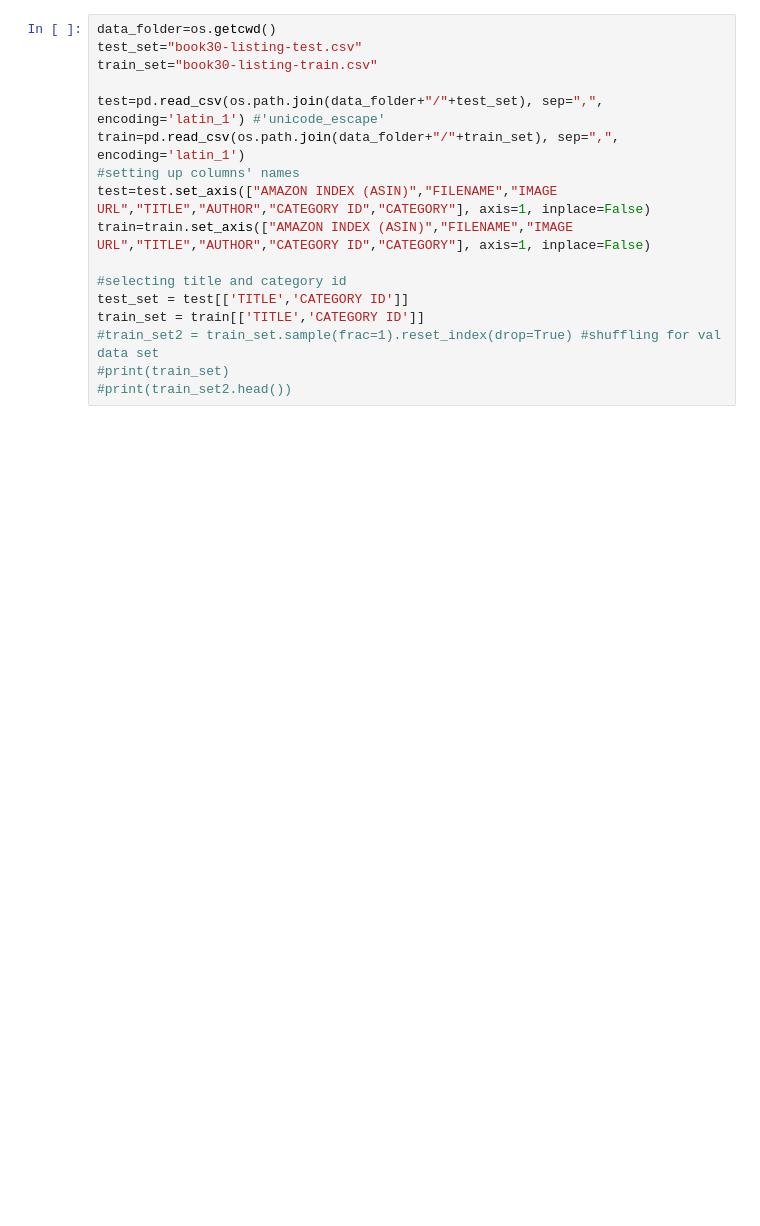
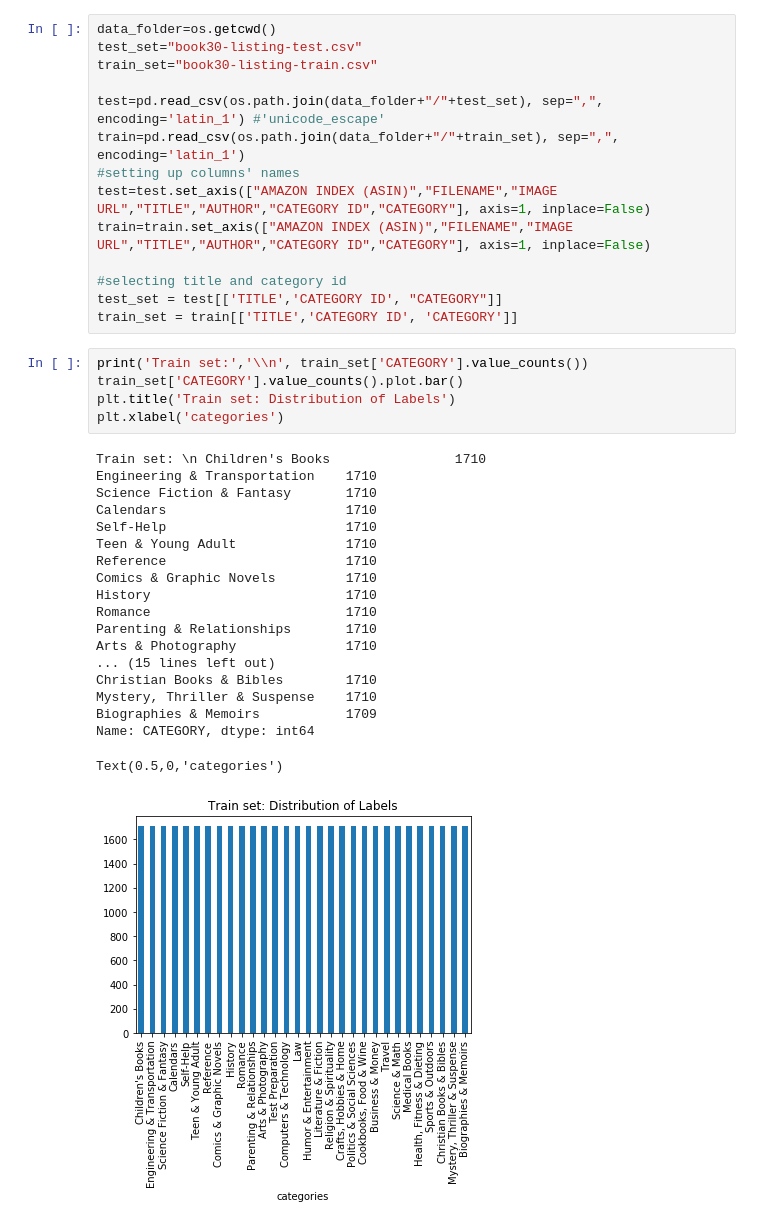
Before and after one commit to klaudiabiczysko/aics-project, a Jupyter notebook: code/Text model.ipynb, the cells around one changed output. Cells and saved outputs as stored; diff of their text form; blank space fills up the shorter version.

```diff
--- a/code/Text model.ipynb
+++ b/code/Text model.ipynb
@@ -47,8 +28,30 @@ test=test.set_axis(["AMAZON INDEX (ASIN)","FILENAME","IMAGE URL","TITLE","AUTHOR
 train=train.set_axis(["AMAZON INDEX (ASIN)","FILENAME","IMAGE URL","TITLE","AUTHOR","CATEGORY ID","CATEGORY"], axis=1, inplace=False)
 
 #selecting title and category id
-test_set = test[['TITLE','CATEGORY ID']]
-train_set = train[['TITLE','CATEGORY ID']]
-#train_set2 = train_set.sample(frac=1).reset_index(drop=True) #shuffling for val data set
-#print(train_set)
-#print(train_set2.head())
+test_set = test[['TITLE','CATEGORY ID', "CATEGORY"]]
+train_set = train[['TITLE','CATEGORY ID', 'CATEGORY']]
+# %%
+print('Train set:','\\n', train_set['CATEGORY'].value_counts())
+train_set['CATEGORY'].value_counts().plot.bar()
+plt.title('Train set: Distribution of Labels')
+plt.xlabel('categories')
+# %% [output]
+Train set: \n Children's Books                1710
+Engineering & Transportation    1710
+Science Fiction & Fantasy       1710
+Calendars                       1710
+Self-Help                       1710
+Teen & Young Adult              1710
+Reference                       1710
+Comics & Graphic Novels         1710
+History                         1710
+Romance                         1710
+Parenting & Relationships       1710
+Arts & Photography              1710
+... (15 lines left out)
+Christian Books & Bibles        1710
+Mystery, Thriller & Suspense    1710
+Biographies & Memoirs           1709
+Name: CATEGORY, dtype: int64
+Text(0.5,0,'categories')
+[figure, added]
```
Also changed, not shown: parts of 18 cells of this notebook, 2 other files.
